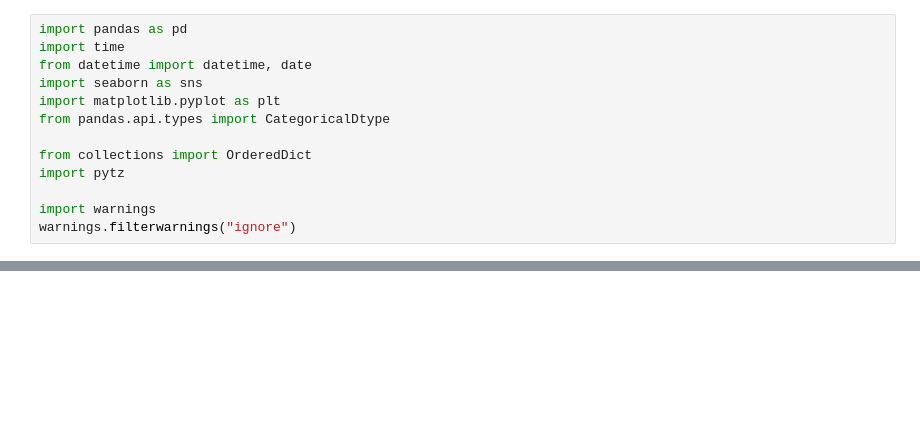
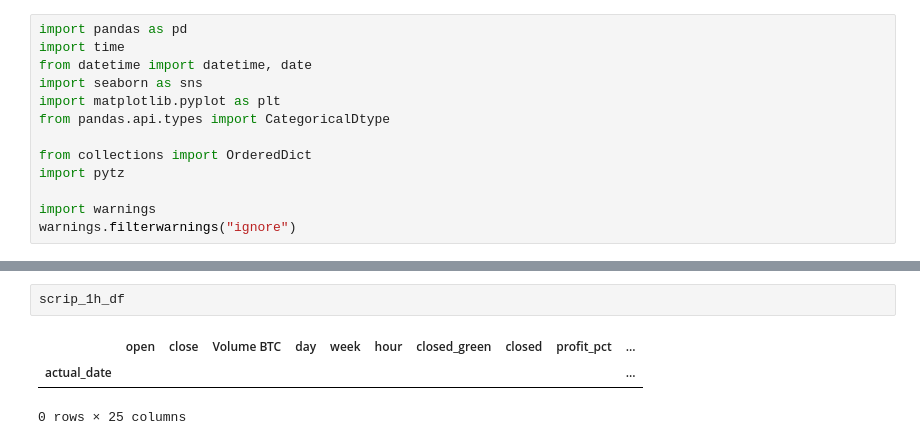
Before and after one commit to alxmzr/Colab, a Jupyter notebook: CryptoTradersAnalyzer.ipynb, the cells around one changed output, grey strips where cells are left out. Cells and saved outputs as stored; diff of their text form; blank space fills up the shorter version.

```diff
--- a/CryptoTradersAnalyzer.ipynb
+++ b/CryptoTradersAnalyzer.ipynb
@@ -398,0 +321,6 @@ TRADING_WINDOW_HRS = 3
+# %%
+scrip_1h_df
+# %% [output]
+|  | open | close | Volume BTC | day | week | hour | closed_green | closed | profit_pct | ... |
+| actual_date |  |  |  |  |  |  |  |  |  | ... |
+0 rows × 25 columns
```
Also changed, not shown: parts of 101 cells of this notebook.
